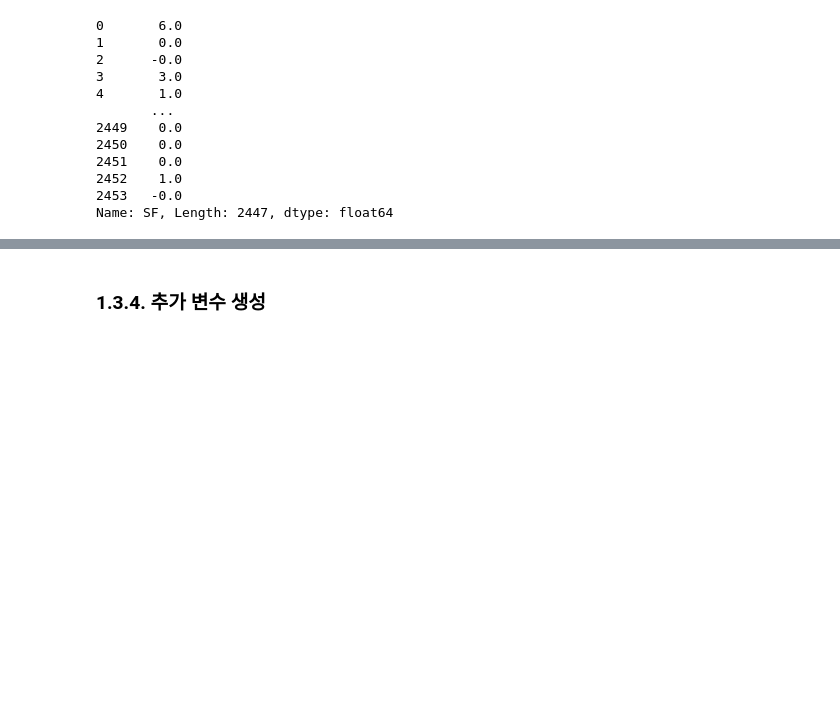
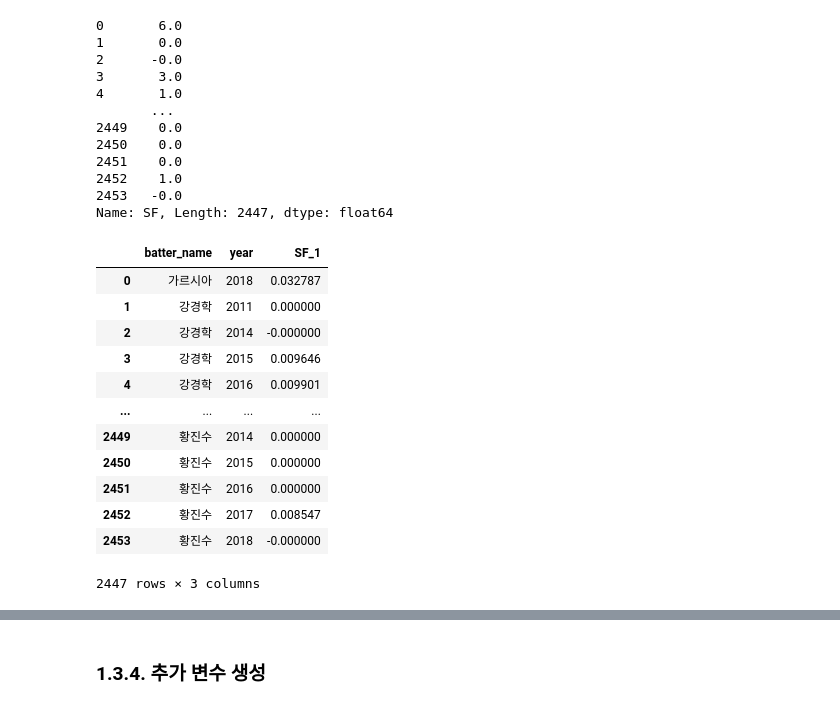
Before and after one commit to ThatHomr/python_ex_my, a Jupyter notebook: 09_시계열/ch01_/ch01_/batter_OPS_prediction.ipynb, the cells around one changed output, grey strips where cells are left out. Drawn from its saved outputs; the diff is of its cells as text; code cells hidden in the pictures; blank space fills up the shorter version.

```diff
--- a/09_시계열/ch01_/ch01_/batter_OPS_prediction.ipynb
+++ b/09_시계열/ch01_/ch01_/batter_OPS_prediction.ipynb
@@ -997,5 +997,22 @@ regular_season_df['SF']
 Name: SF, Length: 2447, dtype: float64
 # %%
 #한 타수당 평균 희생 플라이 계산 후 필요한 것만 추출
+regular_season_df['SF_1'] = regular_season_df['SF'] / regular_season_df['AB']
+regular_season_df_SF = regular_season_df[['batter_name', 'year', 'SF_1']]
+regular_season_df_SF
+# %% [output]
+|  | batter_name | year | SF_1 |
+| 0 | 가르시아 | 2018 | 0.032787 |
+| 1 | 강경학 | 2011 | 0.000000 |
+| 2 | 강경학 | 2014 | -0.000000 |
+| 3 | 강경학 | 2015 | 0.009646 |
+| 4 | 강경학 | 2016 | 0.009901 |
+| ... | ... | ... | ... |
+| 2449 | 황진수 | 2014 | 0.000000 |
+| 2450 | 황진수 | 2015 | 0.000000 |
+| 2451 | 황진수 | 2016 | 0.000000 |
+| 2452 | 황진수 | 2017 | 0.008547 |
+| 2453 | 황진수 | 2018 | -0.000000 |
+2447 rows × 3 columns
 # %%
 #day_by_day에서 연도별 선수의 시즌 전반기 출루율과 관련된 성적 합 구하기
```
Also changed, not shown: parts of 1 cell of this notebook.
